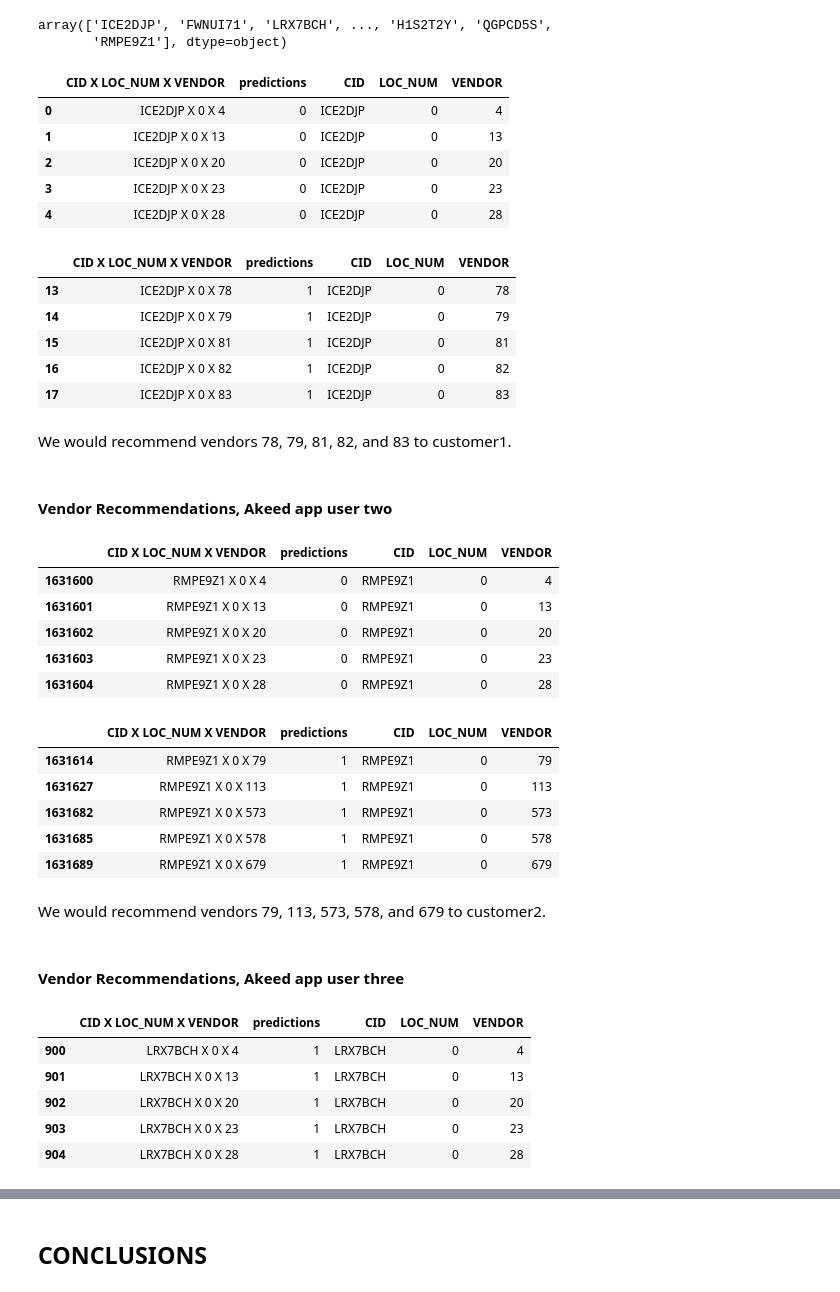
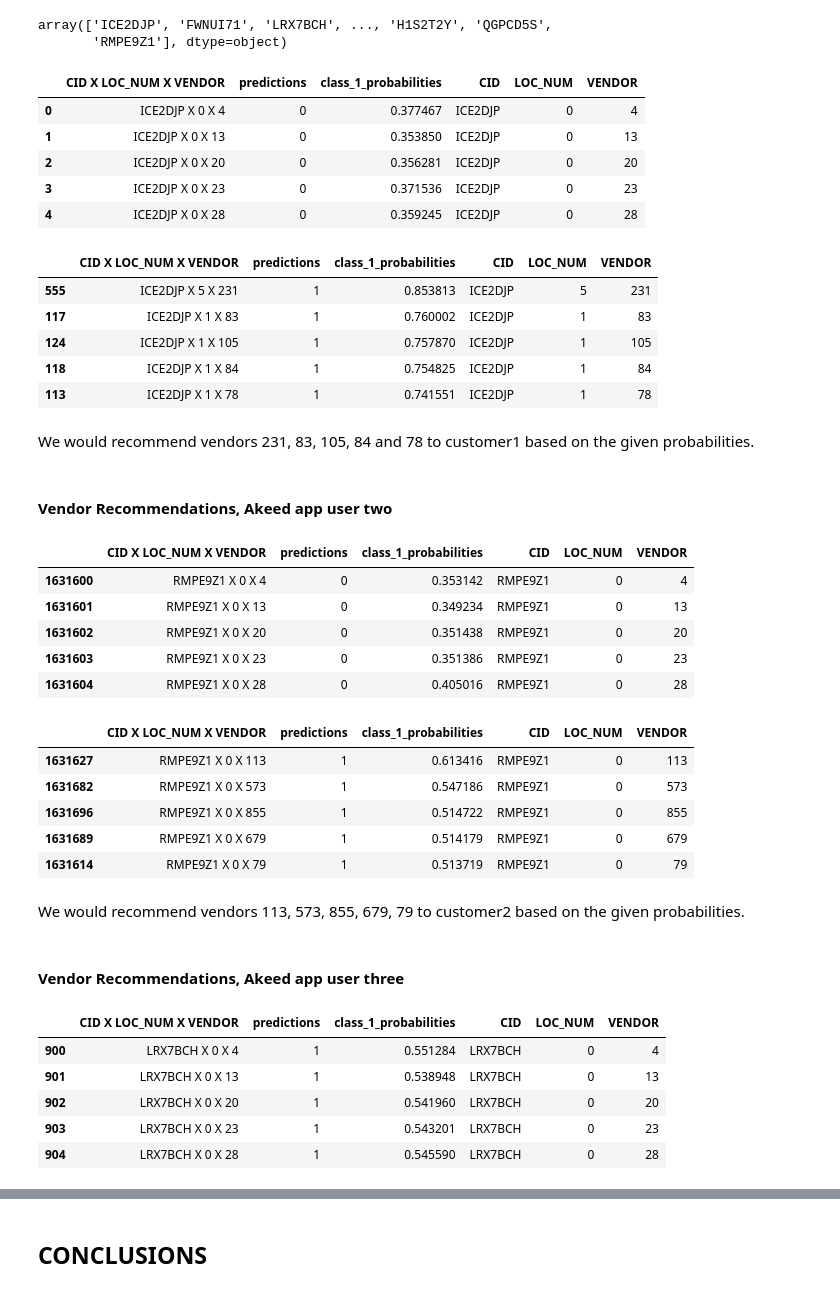
Before and after one commit to Askoye/Restaurant-Recommender-System, a Jupyter notebook: Implementing_the_solution_with_Random_Forest_and_Challenging_the_Solution_with_XGBoost.ipynb, the cells around one changed output, grey strips where cells are left out. Drawn from its saved outputs; the diff is of its cells as text; code cells hidden in the pictures.

```diff
--- a/Implementing_the_solution_with_Random_Forest_and_Challenging_the_Solution_with_XGBoost.ipynb
+++ b/Implementing_the_solution_with_Random_Forest_and_Challenging_the_Solution_with_XGBoost.ipynb
@@ -903,0 +921,3 @@ array([0, 0, 0, ..., 0, 0, 0])
+# %%
+#probability predictions of target = 1
+prob_class_1 = rf3.predict_proba(test_clean)[:, 1]
@@ -954,5 +1007,6 @@ dtype: int64
 # adding predictions to test_predictions df
 
 test_predictions['predictions'] = new_predictions
+test_predictions['class_1_probabilities'] = prob_class_1
 test_predictions.head()
 # %% [output]
@@ -972,6 +1021,6 @@ See the caveats in the documentation: https://pandas.pydata.org/pandas-docs/stab
 # %%
 # selecting CID X LOC_NUM X VENDOR and predictions, we will use this to make recommendations to Akeed user
-df = test_predictions[['CID X LOC_NUM X VENDOR', 'predictions']]
+df = test_predictions[['CID X LOC_NUM X VENDOR', 'predictions', 'class_1_probabilities']]
 print(df.shape)
 df.head()
 # %% [output]
@@ -1021,24 +1070,24 @@ array(['ICE2DJP', 'FWNUI71', 'LRX7BCH', ..., 'H1S2T2Y', 'QGPCD5S',
 customer1 = df.groupby(['CID']).get_group('ICE2DJP')
 customer1.head(5)
 # %% [output]
-|  | CID X LOC_NUM X VENDOR | predictions | CID | LOC_NUM | VENDOR |
-| 0 | ICE2DJP X 0 X 4 | 0 | ICE2DJP | 0 | 4 |
-| 1 | ICE2DJP X 0 X 13 | 0 | ICE2DJP | 0 | 13 |
-| 2 | ICE2DJP X 0 X 20 | 0 | ICE2DJP | 0 | 20 |
-| 3 | ICE2DJP X 0 X 23 | 0 | ICE2DJP | 0 | 23 |
-| 4 | ICE2DJP X 0 X 28 | 0 | ICE2DJP | 0 | 28 |
+|  | CID X LOC_NUM X VENDOR | predictions | class_1_probabilities | CID | LOC_NUM | VENDOR |
+| 0 | ICE2DJP X 0 X 4 | 0 | 0.377467 | ICE2DJP | 0 | 4 |
+| 1 | ICE2DJP X 0 X 13 | 0 | 0.353850 | ICE2DJP | 0 | 13 |
+| 2 | ICE2DJP X 0 X 20 | 0 | 0.356281 | ICE2DJP | 0 | 20 |
+| 3 | ICE2DJP X 0 X 23 | 0 | 0.371536 | ICE2DJP | 0 | 23 |
+| 4 | ICE2DJP X 0 X 28 | 0 | 0.359245 | ICE2DJP | 0 | 28 |
 # %%
 customer1_recommendation = customer1[customer1['predictions'] ==1] #selecting entries where orders were made
-customer1_recommendation.head() #selecting 5 recommendations
+customer1_recommendation.sort_values(by='class_1_probabilities', ascending=False).head()#selecting top 5 recommendations
 # %% [output]
-|  | CID X LOC_NUM X VENDOR | predictions | CID | LOC_NUM | VENDOR |
-| 13 | ICE2DJP X 0 X 78 | 1 | ICE2DJP | 0 | 78 |
-| 14 | ICE2DJP X 0 X 79 | 1 | ICE2DJP | 0 | 79 |
-| 15 | ICE2DJP X 0 X 81 | 1 | ICE2DJP | 0 | 81 |
-| 16 | ICE2DJP X 0 X 82 | 1 | ICE2DJP | 0 | 82 |
-| 17 | ICE2DJP X 0 X 83 | 1 | ICE2DJP | 0 | 83 |
+|  | CID X LOC_NUM X VENDOR | predictions | class_1_probabilities | CID | LOC_NUM | VENDOR |
+| 555 | ICE2DJP X 5 X 231 | 1 | 0.853813 | ICE2DJP | 5 | 231 |
+| 117 | ICE2DJP X 1 X 83 | 1 | 0.760002 | ICE2DJP | 1 | 83 |
+| 124 | ICE2DJP X 1 X 105 | 1 | 0.757870 | ICE2DJP | 1 | 105 |
+| 118 | ICE2DJP X 1 X 84 | 1 | 0.754825 | ICE2DJP | 1 | 84 |
+| 113 | ICE2DJP X 1 X 78 | 1 | 0.741551 | ICE2DJP | 1 | 78 |
 # %% [markdown]
-We would recommend vendors 78, 79, 81, 82, and 83 to customer1.
+We would recommend vendors 231, 83, 105, 84 and 78 to customer1 based on the given probabilities.
 # %% [markdown]
 #### Vendor Recommendations, Akeed app user two
 # %%
@@ -1046,24 +1095,24 @@ We would recommend vendors 78, 79, 81, 82, and 83 to customer1.
 customer2 = df.groupby(['CID']).get_group('RMPE9Z1')
 customer2.head(5)
 # %% [output]
-|  | CID X LOC_NUM X VENDOR | predictions | CID | LOC_NUM | VENDOR |
-| 1631600 | RMPE9Z1 X 0 X 4 | 0 | RMPE9Z1 | 0 | 4 |
-| 1631601 | RMPE9Z1 X 0 X 13 | 0 | RMPE9Z1 | 0 | 13 |
-| 1631602 | RMPE9Z1 X 0 X 20 | 0 | RMPE9Z1 | 0 | 20 |
-| 1631603 | RMPE9Z1 X 0 X 23 | 0 | RMPE9Z1 | 0 | 23 |
-| 1631604 | RMPE9Z1 X 0 X 28 | 0 | RMPE9Z1 | 0 | 28 |
+|  | CID X LOC_NUM X VENDOR | predictions | class_1_probabilities | CID | LOC_NUM | VENDOR |
+| 1631600 | RMPE9Z1 X 0 X 4 | 0 | 0.353142 | RMPE9Z1 | 0 | 4 |
+| 1631601 | RMPE9Z1 X 0 X 13 | 0 | 0.349234 | RMPE9Z1 | 0 | 13 |
+| 1631602 | RMPE9Z1 X 0 X 20 | 0 | 0.351438 | RMPE9Z1 | 0 | 20 |
+| 1631603 | RMPE9Z1 X 0 X 23 | 0 | 0.351386 | RMPE9Z1 | 0 | 23 |
+| 1631604 | RMPE9Z1 X 0 X 28 | 0 | 0.405016 | RMPE9Z1 | 0 | 28 |
 # %%
 customer2_recommendation = customer2[customer2['predictions'] ==1] #selecting entries where orders were made
-customer2_recommendation.head() #selecting 5 recommendations
+customer2_recommendation.sort_values(by='class_1_probabilities', ascending=False).head()#selecting top 5 recommendations
 # %% [output]
-|  | CID X LOC_NUM X VENDOR | predictions | CID | LOC_NUM | VENDOR |
-| 1631614 | RMPE9Z1 X 0 X 79 | 1 | RMPE9Z1 | 0 | 79 |
-| 1631627 | RMPE9Z1 X 0 X 113 | 1 | RMPE9Z1 | 0 | 113 |
-| 1631682 | RMPE9Z1 X 0 X 573 | 1 | RMPE9Z1 | 0 | 573 |
-| 1631685 | RMPE9Z1 X 0 X 578 | 1 | RMPE9Z1 | 0 | 578 |
-| 1631689 | RMPE9Z1 X 0 X 679 | 1 | RMPE9Z1 | 0 | 679 |
+|  | CID X LOC_NUM X VENDOR | predictions | class_1_probabilities | CID | LOC_NUM | VENDOR |
+| 1631627 | RMPE9Z1 X 0 X 113 | 1 | 0.613416 | RMPE9Z1 | 0 | 113 |
+| 1631682 | RMPE9Z1 X 0 X 573 | 1 | 0.547186 | RMPE9Z1 | 0 | 573 |
+| 1631696 | RMPE9Z1 X 0 X 855 | 1 | 0.514722 | RMPE9Z1 | 0 | 855 |
+| 1631689 | RMPE9Z1 X 0 X 679 | 1 | 0.514179 | RMPE9Z1 | 0 | 679 |
+| 1631614 | RMPE9Z1 X 0 X 79 | 1 | 0.513719 | RMPE9Z1 | 0 | 79 |
 # %% [markdown]
-We would recommend vendors 79, 113, 573, 578, and 679 to customer2.
+We would recommend vendors 113, 573, 855, 679, 79 to customer2 based on the given probabilities.
 # %% [markdown]
 #### Vendor Recommendations, Akeed app user three
 # %%
@@ -1071,11 +1120,11 @@ We would recommend vendors 79, 113, 573, 578, and 679 to customer2.
 customer3 = df.groupby(['CID']).get_group('LRX7BCH')
 customer3.head(5)
 # %% [output]
-|  | CID X LOC_NUM X VENDOR | predictions | CID | LOC_NUM | VENDOR |
-| 900 | LRX7BCH X 0 X 4 | 1 | LRX7BCH | 0 | 4 |
-| 901 | LRX7BCH X 0 X 13 | 1 | LRX7BCH | 0 | 13 |
-| 902 | LRX7BCH X 0 X 20 | 1 | LRX7BCH | 0 | 20 |
-| 903 | LRX7BCH X 0 X 23 | 1 | LRX7BCH | 0 | 23 |
-| 904 | LRX7BCH X 0 X 28 | 1 | LRX7BCH | 0 | 28 |
+|  | CID X LOC_NUM X VENDOR | predictions | class_1_probabilities | CID | LOC_NUM | VENDOR |
+| 900 | LRX7BCH X 0 X 4 | 1 | 0.551284 | LRX7BCH | 0 | 4 |
+| 901 | LRX7BCH X 0 X 13 | 1 | 0.538948 | LRX7BCH | 0 | 13 |
+| 902 | LRX7BCH X 0 X 20 | 1 | 0.541960 | LRX7BCH | 0 | 20 |
+| 903 | LRX7BCH X 0 X 23 | 1 | 0.543201 | LRX7BCH | 0 | 23 |
+| 904 | LRX7BCH X 0 X 28 | 1 | 0.545590 | LRX7BCH | 0 | 28 |
 # %%
 customer3_recommendation = customer3[customer3['predictions'] ==1] #selecting entries where orders were made
```
Also changed, not shown: parts of 21 cells of this notebook.
